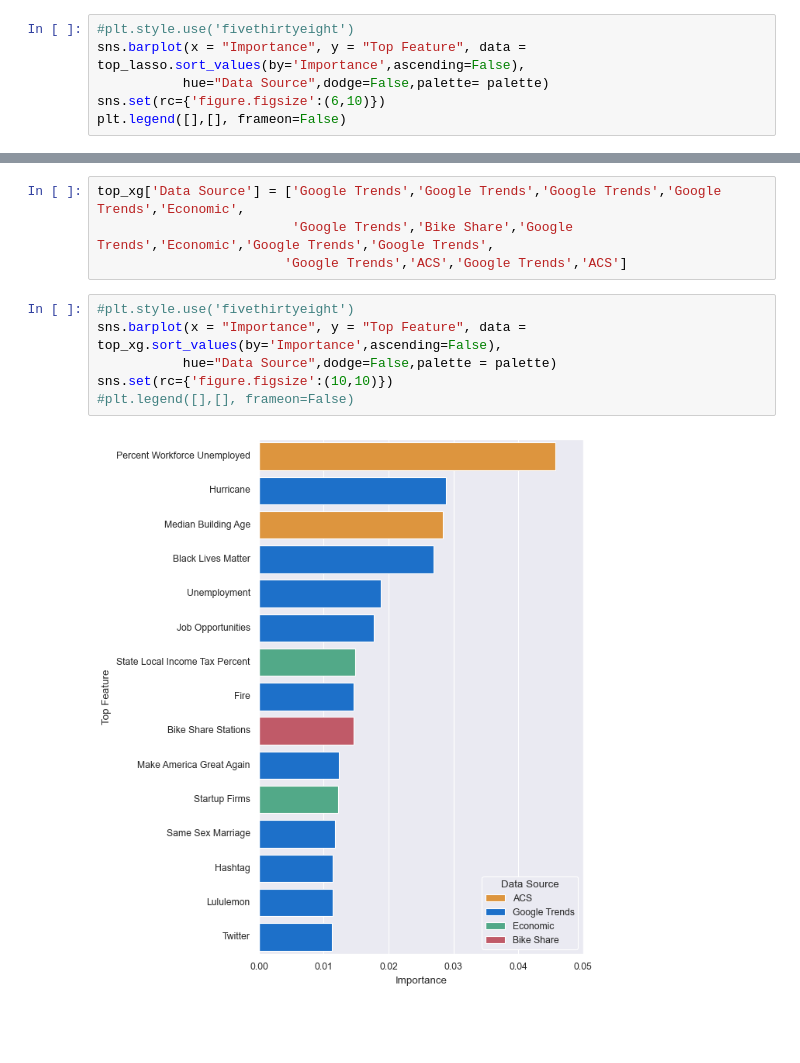
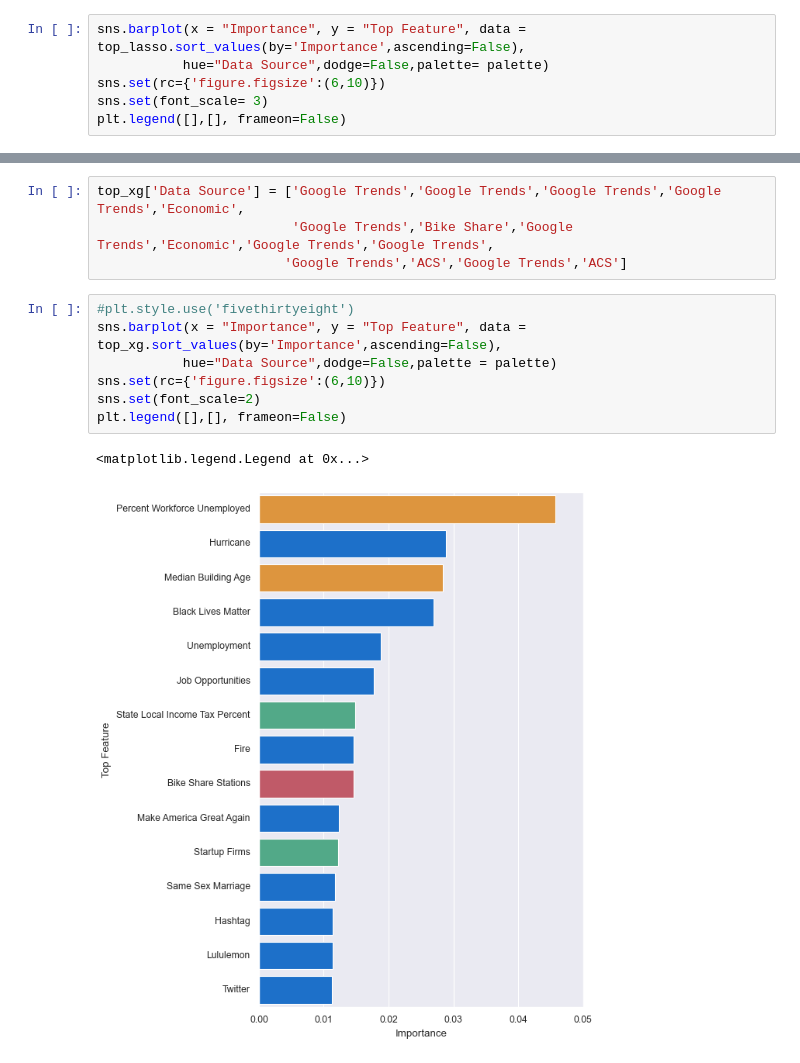
Before and after one commit to Kneck12/zillow-price-index-pred, a Jupyter notebook: Niki/Feature Importances.ipynb, the cells around one changed output, grey strips where cells are left out. Saved outputs shown, nothing was run; the diff lists cells and outputs as text; blank space fills up the shorter version.

```diff
--- a/Niki/Feature Importances.ipynb
+++ b/Niki/Feature Importances.ipynb
@@ -48,10 +48,10 @@ top_lasso['Top Feature'] = ['Median Building Age',
                             'Multifamily Home for Rent','Hurricane','State Local Income Tax Percent','Startup Firms',
                             'Twitter','Unemployment']
 # %%
-#plt.style.use('fivethirtyeight')
 sns.barplot(x = "Importance", y = "Top Feature", data = top_lasso.sort_values(by='Importance',ascending=False),
            hue="Data Source",dodge=False,palette= palette)
 sns.set(rc={'figure.figsize':(6,10)})
+sns.set(font_scale= 3)
 plt.legend([],[], frameon=False)
 # %% [output]
 <matplotlib.legend.Legend at 0x...>
@@ -82,8 +82,10 @@ top_xg['Data Source'] = ['Google Trends','Google Trends','Google Trends','Google
 # %%
 #plt.style.use('fivethirtyeight')
 sns.barplot(x = "Importance", y = "Top Feature", data = top_xg.sort_values(by='Importance',ascending=False),
            hue="Data Source",dodge=False,palette = palette)
-sns.set(rc={'figure.figsize':(10,10)})
-#plt.legend([],[], frameon=False)
+sns.set(rc={'figure.figsize':(6,10)})
+sns.set(font_scale=2)
+plt.legend([],[], frameon=False)
 # %% [output]
+<matplotlib.legend.Legend at 0x...>
-[figure, old version]
+[figure, new version]
```
Also changed, not shown: parts of 1 cell of this notebook.
